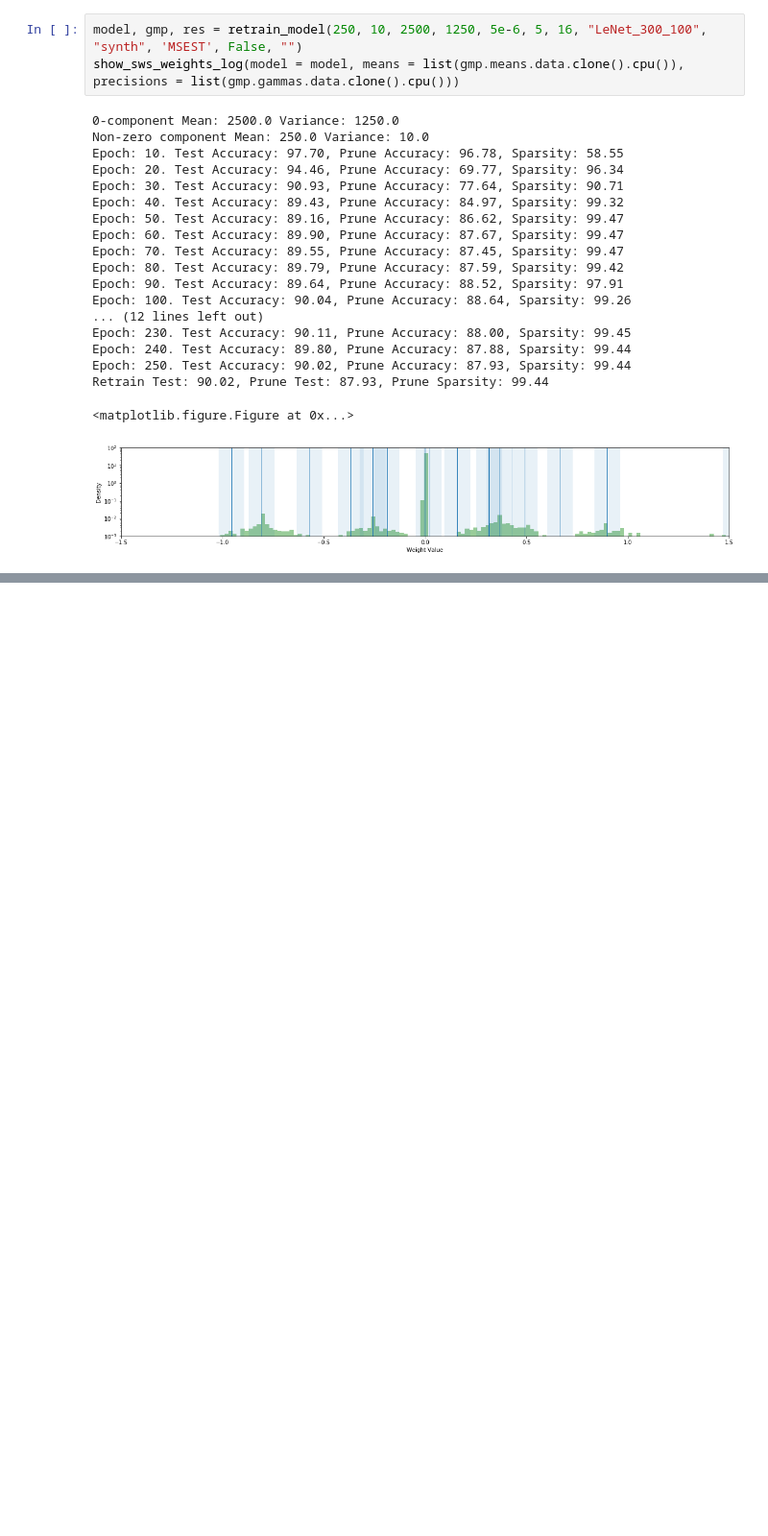
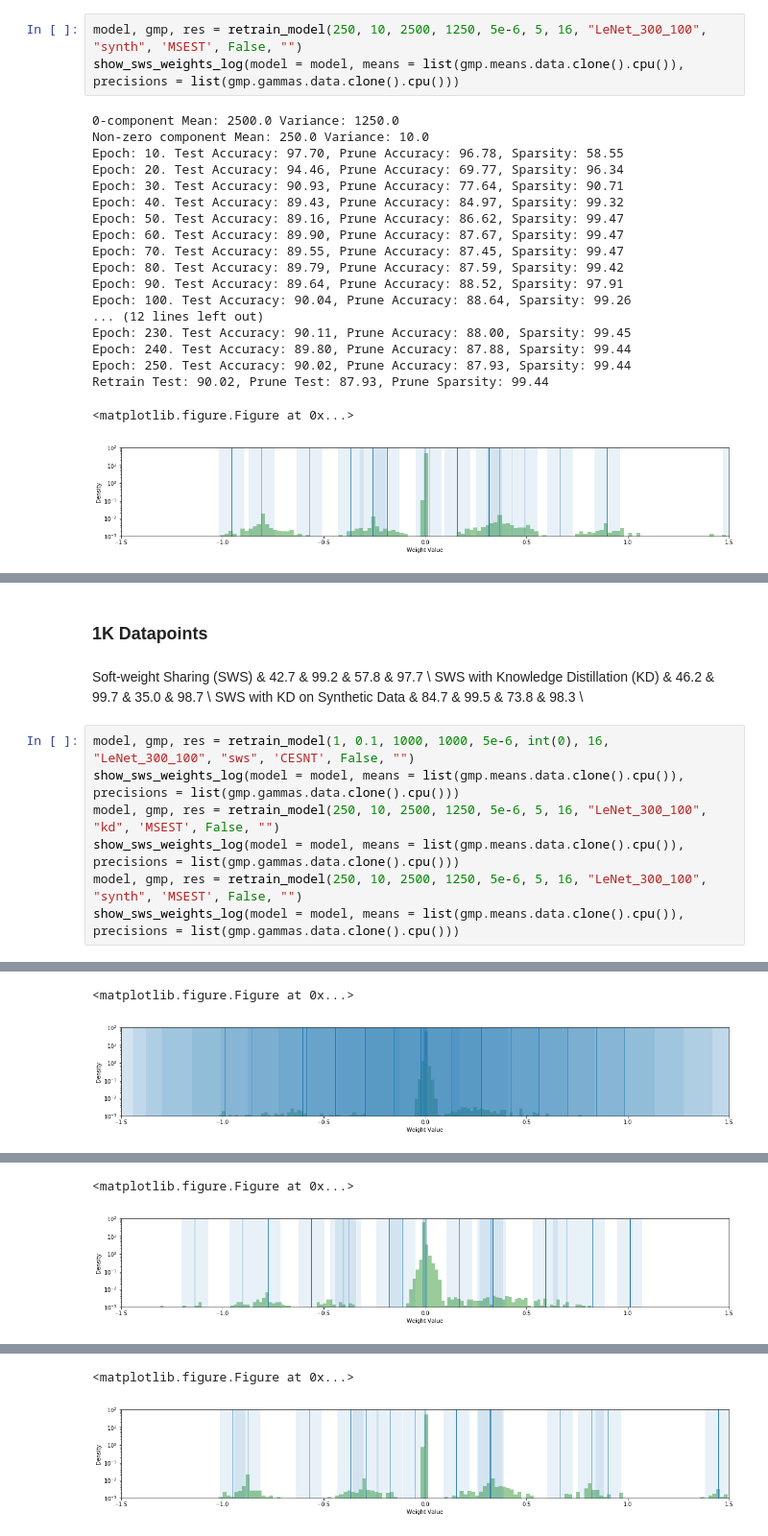
Before and after one commit to okz12/NN_compression, a Jupyter notebook: writeup/synth_data/synth_data.ipynb, the cells around one changed output, grey strips where cells are left out. Shown at 96% size. Drawn from its saved outputs; the diff is of its cells as text; blank space fills up the shorter version.

```diff
--- a/writeup/synth_data/synth_data.ipynb
+++ b/writeup/synth_data/synth_data.ipynb
@@ -224,0 +328,14 @@ Retrain Test: 90.02, Prune Test: 87.93, Prune Sparsity: 99.44
+# %% [markdown]
+### 1K Datapoints
+# %% [markdown]
+Soft-weight Sharing (SWS) & 42.7 & 99.2 & 57.8 & 97.7 \\
+SWS with Knowledge Distillation  (KD) & 46.2 & 99.7 &  35.0 & 98.7 \\
+SWS with KD on Synthetic Data & 84.7 & 99.5 & 73.8 & 98.3 \\
+# %%
+model, gmp, res = retrain_model(1, 0.1, 1000, 1000, 5e-6, int(0), 16, "LeNet_300_100", "sws", 'CESNT', False, "")
+show_sws_weights_log(model = model, means = list(gmp.means.data.clone().cpu()), precisions = list(gmp.gammas.data.clone().cpu()))
+model, gmp, res = retrain_model(250, 10, 2500, 1250, 5e-6, 5, 16, "LeNet_300_100", "kd", 'MSEST', False, "")
+show_sws_weights_log(model = model, means = list(gmp.means.data.clone().cpu()), precisions = list(gmp.gammas.data.clone().cpu()))
+model, gmp, res = retrain_model(250, 10, 2500, 1250, 5e-6, 5, 16, "LeNet_300_100", "synth", 'MSEST', False, "")
+show_sws_weights_log(model = model, means = list(gmp.means.data.clone().cpu()), precisions = list(gmp.gammas.data.clone().cpu()))
+# %% [output]
@@ -224,0 +359,2 @@ Retrain Test: 90.02, Prune Test: 87.93, Prune Sparsity: 99.44
+<matplotlib.figure.Figure at 0x...>
+[figure, added]
@@ -224,0 +378,2 @@ Retrain Test: 90.02, Prune Test: 87.93, Prune Sparsity: 99.44
+<matplotlib.figure.Figure at 0x...>
+[figure, added]
@@ -224,0 +397,2 @@ Retrain Test: 90.02, Prune Test: 87.93, Prune Sparsity: 99.44
+<matplotlib.figure.Figure at 0x...>
+[figure, added]
```
Also changed, not shown: parts of 14 cells of this notebook, 12 other files.
